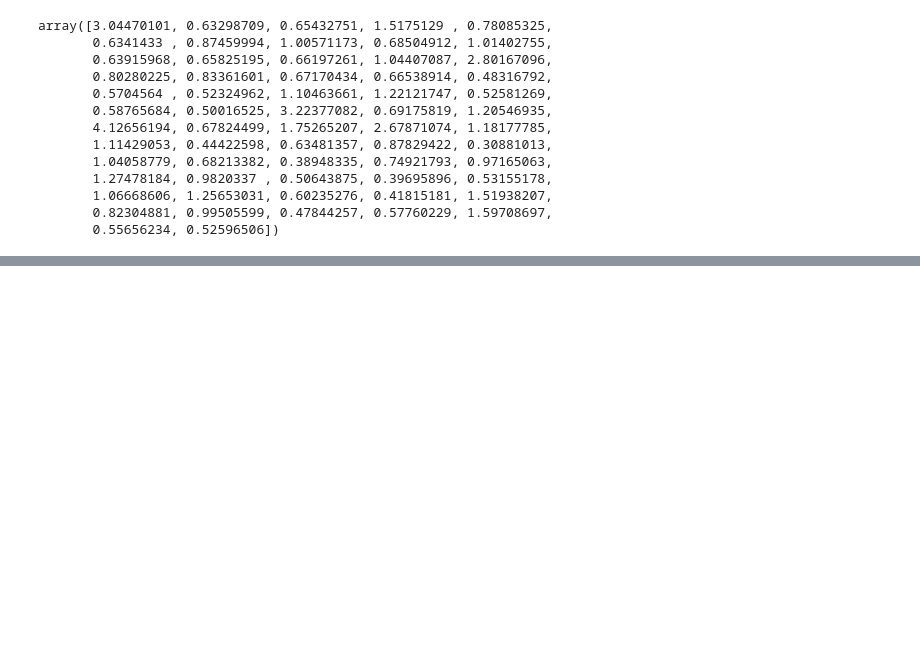
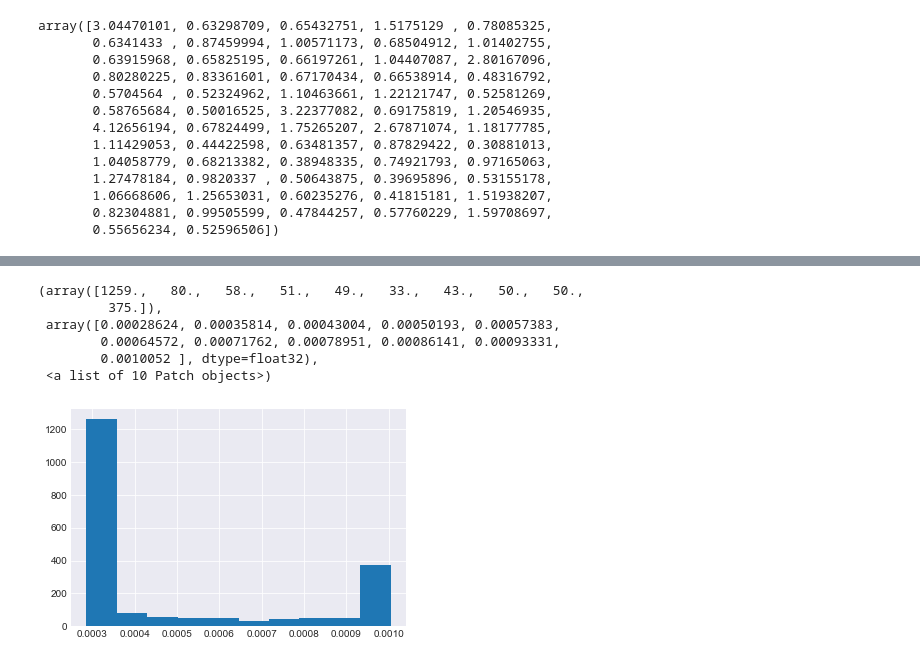
Before and after one commit to ur-whitelab/py0, a Jupyter notebook: examples/Metapop.ipynb, the cells around one changed output, grey strips where cells are left out. Saved outputs shown, nothing was run; the diff lists cells and outputs as text; code cells hidden in the pictures; blank space fills up the shorter version.

```diff
--- a/examples/Metapop.ipynb
+++ b/examples/Metapop.ipynb
@@ -159,3 +175,14 @@ plt.show()
+# %%
+weights = model.traj_weights
+plt.hist(weights)
+# %% [output]
+(array([1259.,   80.,   58.,   51.,   49.,   33.,   43.,   50.,   50.,
+         375.]),
+ array([0.00028624, 0.00035814, 0.00043004, 0.00050193, 0.00057383,
+        0.00064572, 0.00071762, 0.00078951, 0.00086141, 0.00093331,
+        0.0010052 ], dtype=float32),
+ <a list of 10 Patch objects>)
+[figure, added]
 # %%
 patch_quantile(trajs, figsize=(18, 14), alpha=0.6, names=['S', 'E', 'A', 'I', 'R'])
 plt.show()
```
Also changed, not shown: parts of 18 cells of this notebook, 1 other file.
